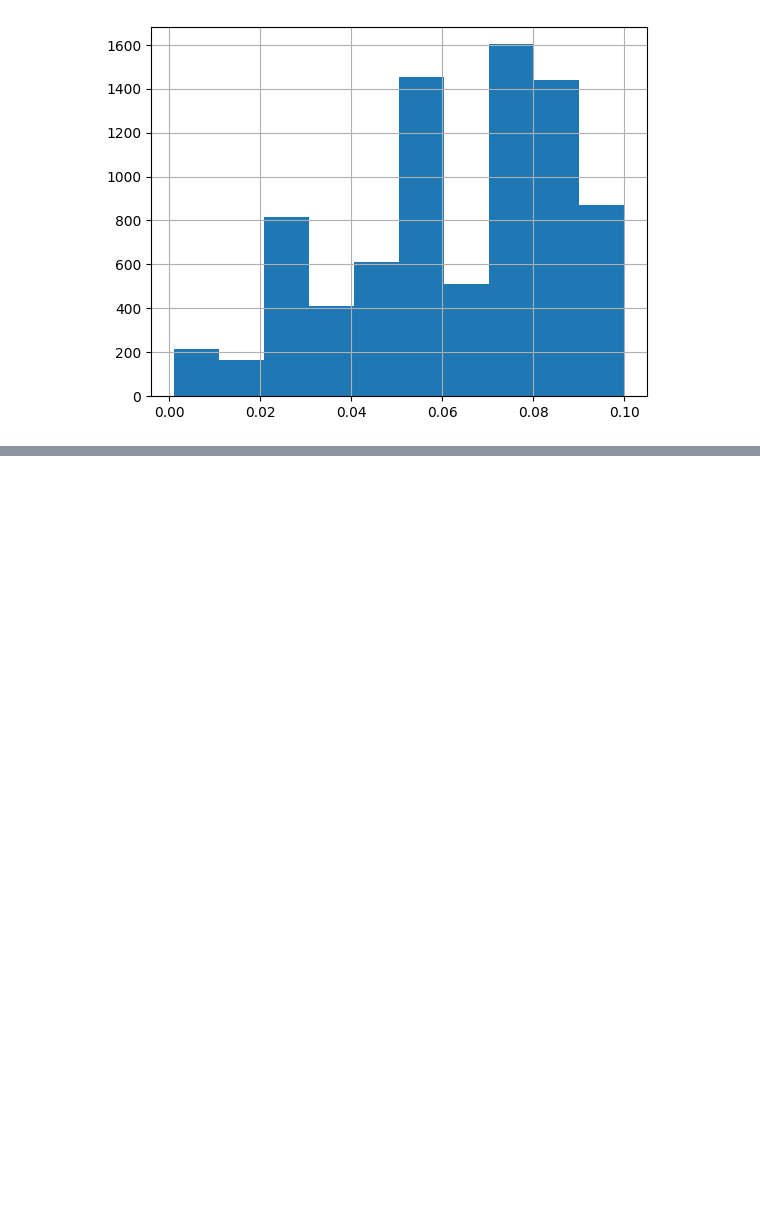
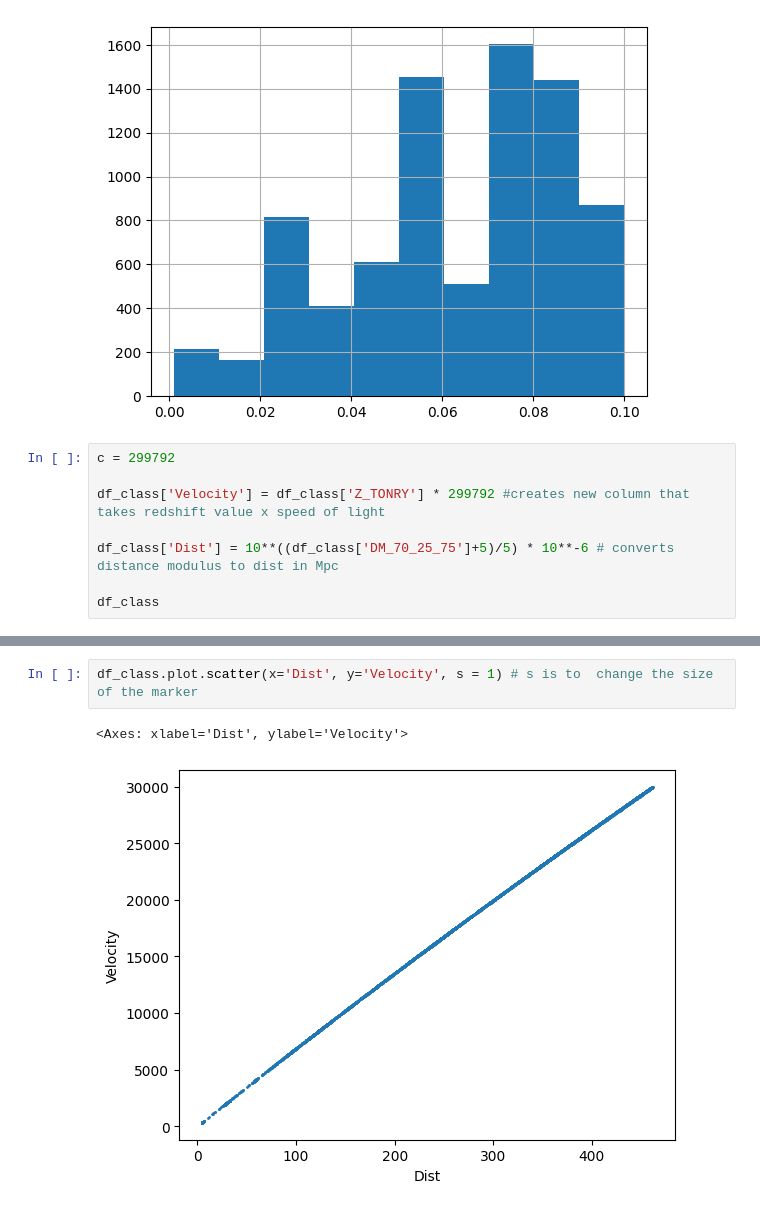
Before and after one commit to SPS-SP2273/learning-portfolio-garywong432, a Jupyter notebook: app challenge/app challenge.ipynb, the cells around one changed output, grey strips where cells are left out. Saved outputs shown, nothing was run; the diff lists cells and outputs as text; blank space fills up the shorter version.

```diff
--- a/app challenge/app challenge.ipynb
+++ b/app challenge/app challenge.ipynb
@@ -49,3 +50,11 @@ df_class['Z_TONRY'].hist(bins = 10) # bin is essentially intervals
 # %% [output]
 <Axes: >
 [figure]
+# %%
+c = 299792
+
+df_class['Velocity'] = df_class['Z_TONRY'] * 299792 #creates new column that takes redshift value x speed of light
+
+df_class['Dist'] = 10**((df_class['DM_70_25_75']+5)/5) * 10**-6 # converts distance modulus to dist in Mpc
+
+df_class
@@ -51,0 +75,5 @@ df_class['Z_TONRY'].hist(bins = 10) # bin is essentially intervals
+# %%
+df_class.plot.scatter(x='Dist', y='Velocity', s = 1) # s is to  change the size of the marker
+# %% [output]
+<Axes: xlabel='Dist', ylabel='Velocity'>
+[figure, added]
```
Also changed, not shown: parts of 5 cells of this notebook.
